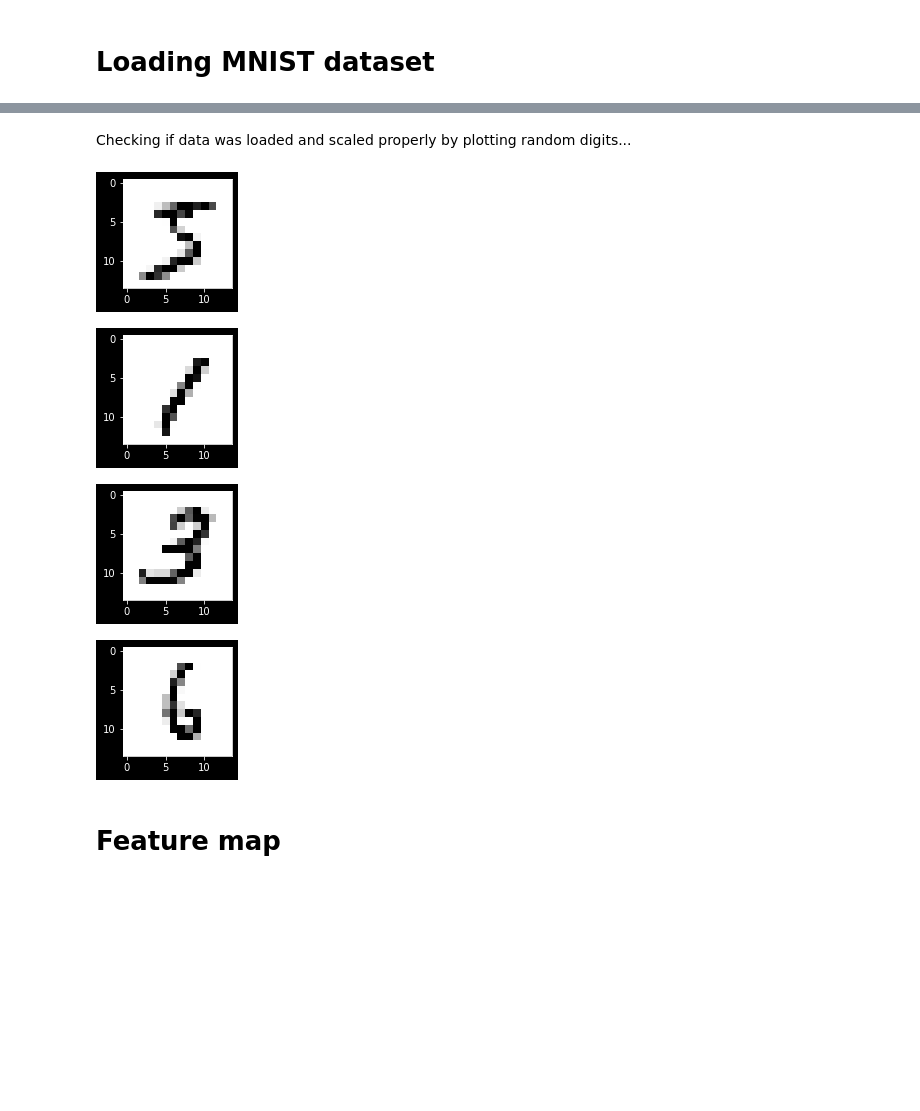
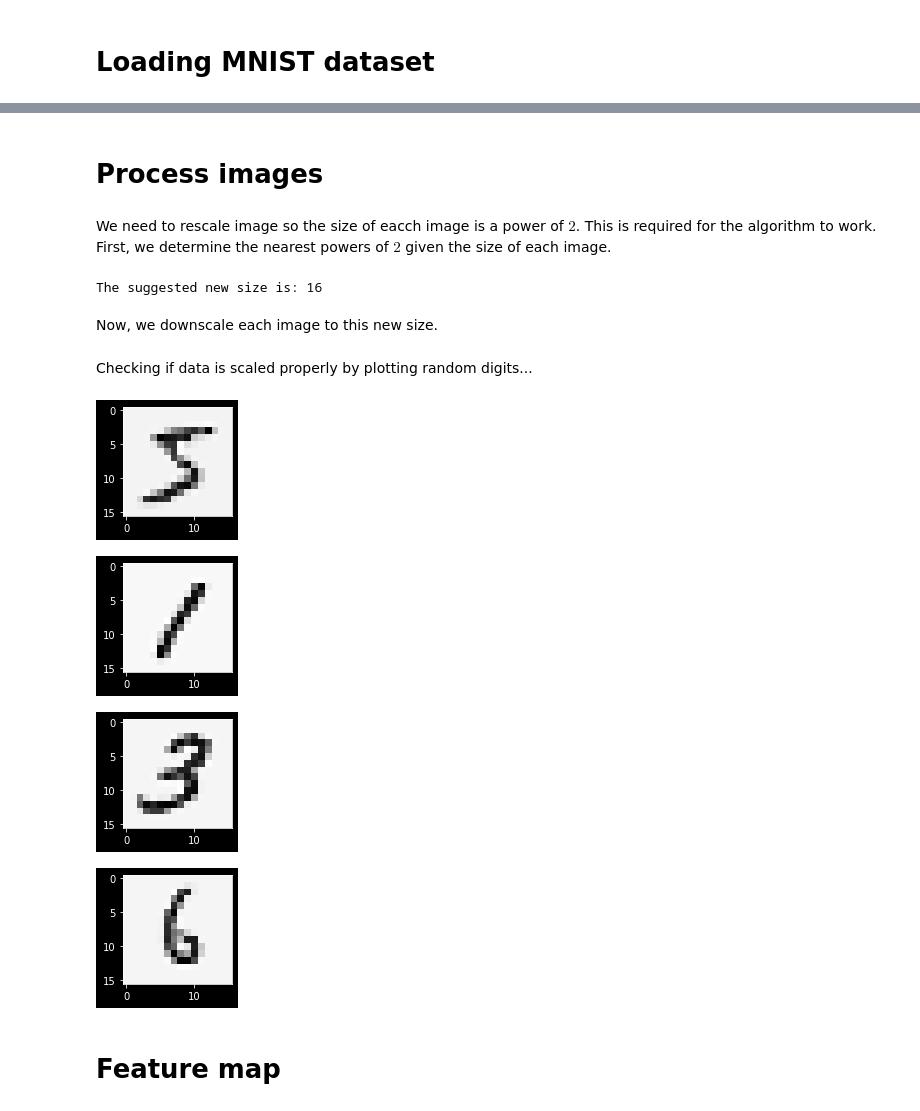
Before and after one commit to jordansauce/tensor-networks-algos, a Jupyter notebook: stoudenmire2018learning/notebook.ipynb, the cells around one changed output, grey strips where cells are left out. Cells and saved outputs as stored; diff of their text form; code cells hidden in the pictures; blank space fills up the shorter version.

Commit message:
images are rescaled using opencv; cleanup the notebook;

```diff
--- a/stoudenmire2018learning/notebook.ipynb
+++ b/stoudenmire2018learning/notebook.ipynb
@@ -48,7 +48,8 @@ def load_mnist(data_path: str,
     train_data = np.loadtxt(train_data_path, delimiter=',')
     test_data = np.loadtxt(test_data_path, delimiter=',')
 
-    # scaling to [0.01, 0.99]; we want to avoid zeros and ones
+    # TLDR; scaling to [0.01, 0.99]; we want to avoid zeros and ones
+    # Longer answer: https://arxiv.org/pdf/1512.00567.pdf
     frac = 0.99 / 255
 
     # extracting data and labels
@@ -69,11 +70,6 @@ def load_mnist(data_path: str,
     test_labels_one_hot[test_labels_one_hot==0] = 0.01
     test_labels_one_hot[test_labels_one_hot==1] = 0.99
 
-    if downscale:
-        downscale_img = lambda img: img.reshape(28, 28)[::2,::2].reshape(-1,1)
-        train_images = np.apply_along_axis(downscale_img, 1, train_images)
-        test_images = np.apply_along_axis(downscale_img, 1, test_images)
-
     return {
         'train': {
             'images': train_images,
@@ -94,0 +83,2 @@ data = load_mnist('../data/mnist', downscale)
+# %%
+data = load_mnist('../data/mnist')
@@ -95,22 +97,48 @@ data = load_mnist('../data/mnist', downscale)
+# %% [markdown]
+# Process images
+# %% [markdown]
+We need to rescale image so the size of eacch image is a power of $2$. This is required for the algorithm to work. First, we determine the nearest powers of $2$ given the size of each image.
+# %%
+j = 10   # a particularr image index
+img_vec = data['train']['images'][j]
+size_ = np.sqrt(img_vec.size).astype(int)
+size, _ = power_of_two(size_)   # returns nearest powers of 2
+
+print(f'The suggested new size is: {size}.')
+# %% [output]
+The suggested new size is: 16
+# %% [markdown]
+Now, we downscale each image to this new size.
+# %%
+import cv2
+
+def resize(image_vec: np.ndarray, shape: Tuple[int,int]) -> np.ndarray:
+    orig_size = np.sqrt(img_vec.size).astype(int)
+    image = image_vec.reshape(orig_size, orig_size)
+    image = cv2.resize(image, shape, interpolation=cv2.INTER_CUBIC)
+    return image.reshape(1,-1)
+
+new_shape=(16,16)
+
+train_images = np.apply_along_axis(lambda x: resize(x, new_shape), 1, data['train']['images'])
+test_images = np.apply_along_axis(lambda x: resize(x, new_shape), 1, data['test']['images'])
 # %% [markdown]
-Checking if data was loaded and scaled properly by plotting random digits...
+Checking if data is scaled properly by plotting random digits...
 # %%
-def show_digit(image_vec: np.ndarray, size: Optional[int]=None) -> None:
-    if size is None:
-        # assuming the image is square
-        size = np.sqrt(data['train']['images'][0].size).astype(int)
+def show_digit(image_vec):
+    size = np.sqrt(image_vec.size).astype(int)
     plt.rcParams["figure.figsize"] = (2,2)
     plt.imshow(image_vec.reshape(size, size), cmap="Greys")
     plt.show()
 
 digits_idx = (0,23,157,996)    # plot random images
 for j in digits_idx:
-    show_digit(data['train']['images'][j])
+    show_digit(train_images[j])
 # %% [output]
-[figure, old version]
+[figure, new version]
-[figure, old version]
+[figure, new version]
-[figure, old version]
+[figure, new version]
-[figure, old version]
+[figure, new version]
 # %% [markdown]
 # Feature map
 # %% [markdown]
```
Also changed, not shown: parts of 17 cells of this notebook.
